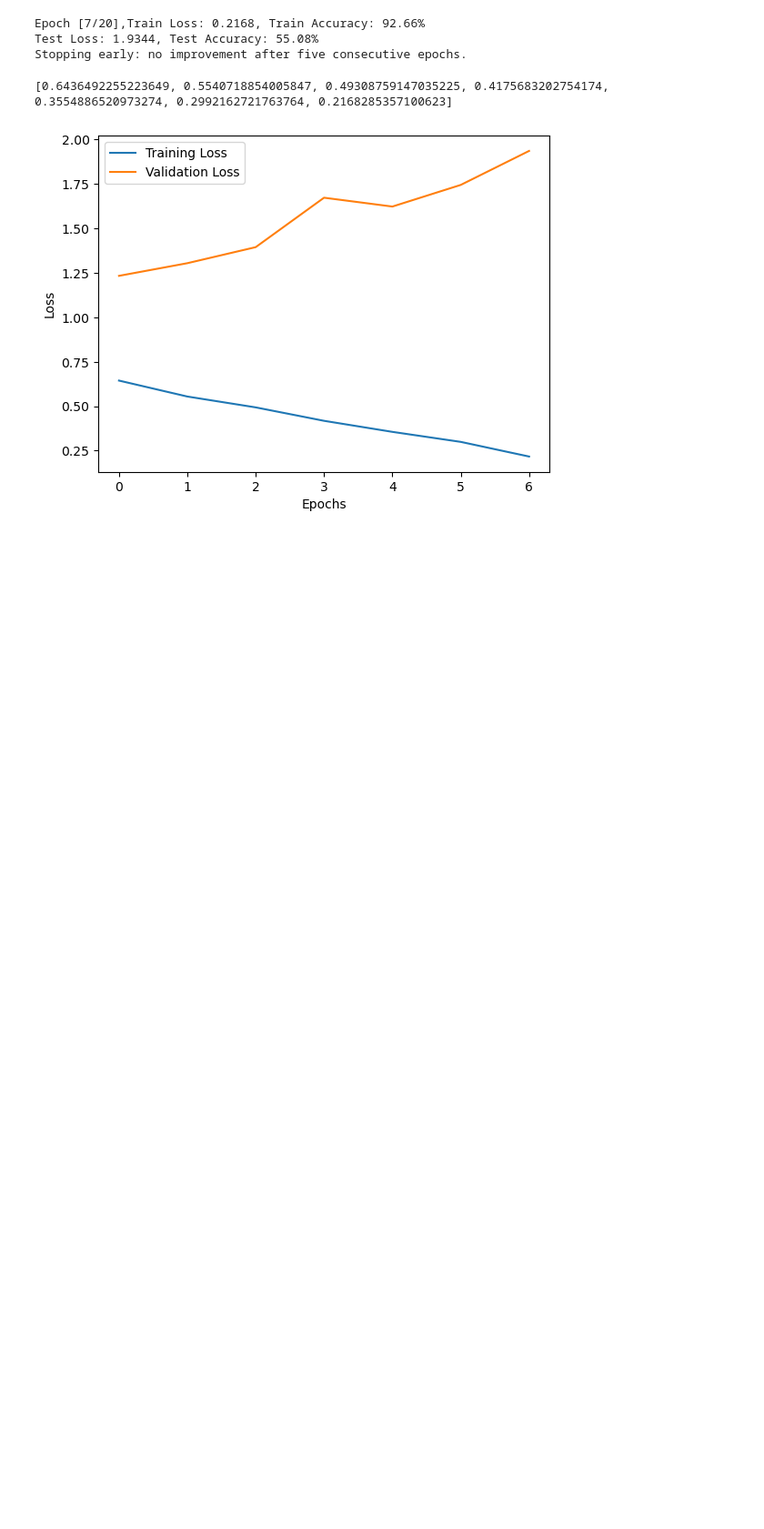
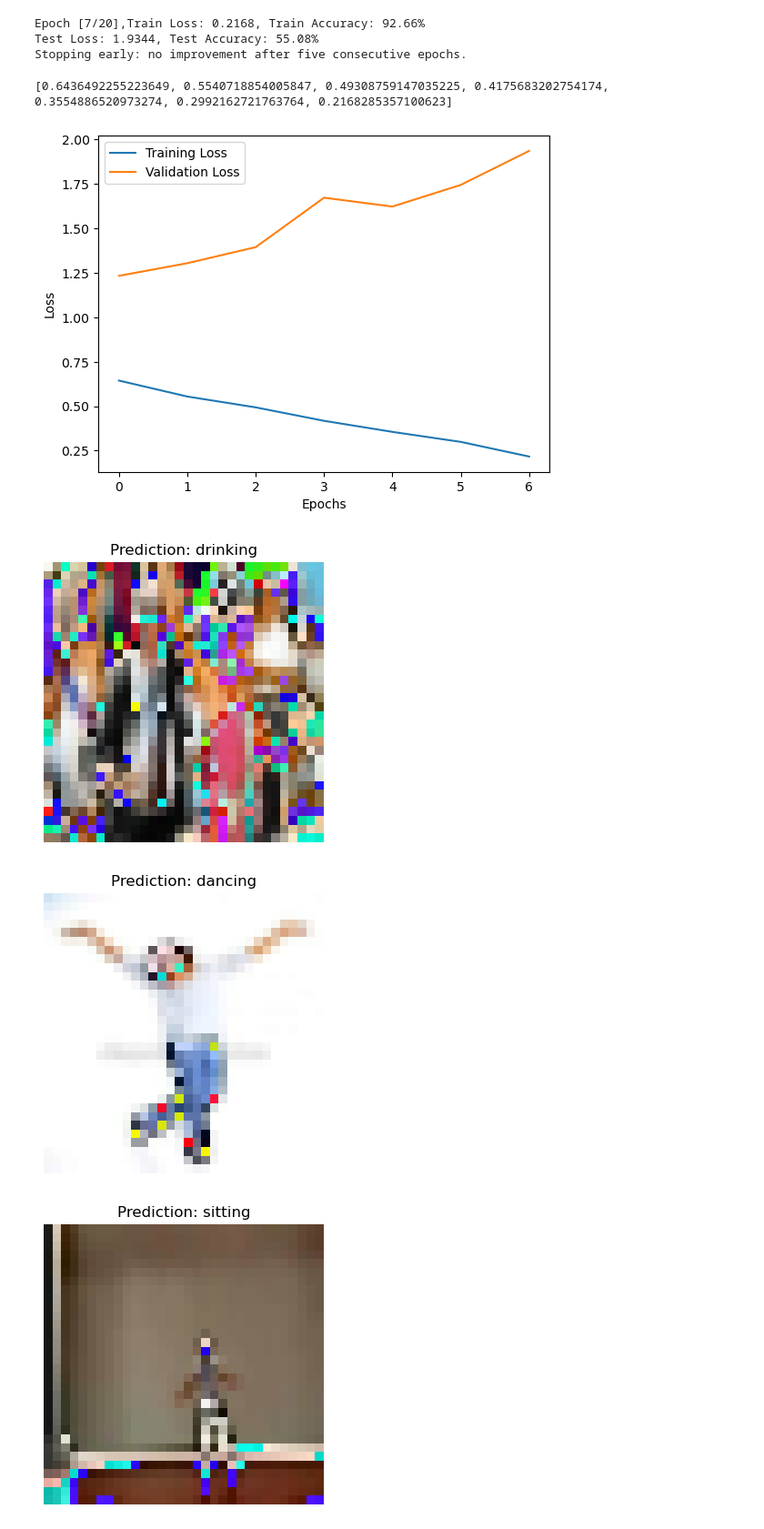
Before and after one commit to SamAdebisi/Computer-Vision-using-PyTorch, a Jupyter notebook: models/LeNet.ipynb, the cells around one changed output. Shown at 91% size. Cells and saved outputs as stored; diff of their text form; code cells hidden in the pictures; blank space fills up the shorter version.

```diff
--- a/models/LeNet.ipynb
+++ b/models/LeNet.ipynb
@@ -270,0 +275,32 @@ plt.show()
+# %%
+import random
+
+# Randomly select 10 indices from the dataset
+sample_indices = random.sample(range(len(test_data)), 10)
+
+# Loop over sampled indices
+for idx in sample_indices:
+    image_true, label = test_data[idx]  # Returns (image, class index)
+
+    # Save the original image for plotting
+    image_to_plot = transforms.ToPILImage()(image_true)
+
+    # Transform and add batch dimension
+    image = image_true.unsqueeze(0).to(device)
+
+    # Inference
+    with torch.no_grad():
+        output = model(image)
+
+    predicted_class = torch.argmax(output, dim=1).item()
+
+    # Plot image with predicted label
+    plt.figure(figsize=(4, 4))
+    plt.imshow(image_to_plot)
+    plt.title(f'Prediction: {output_label_map[predicted_class]}')
+    plt.axis('off')
+    plt.show()
+# %% [output]
+[figure, added]
+[figure, added]
+[figure, added]
```
Also changed, not shown: parts of 3 cells of this notebook.
